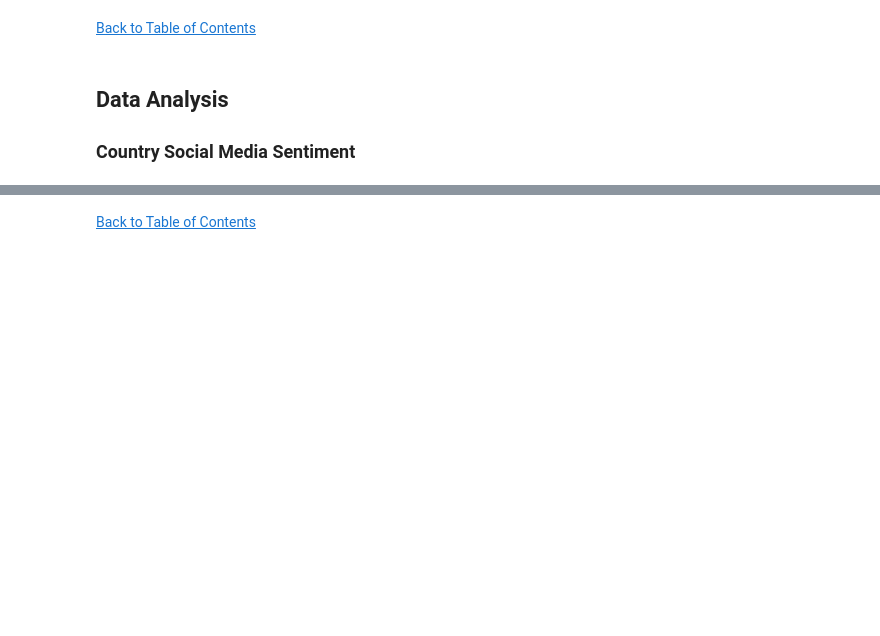
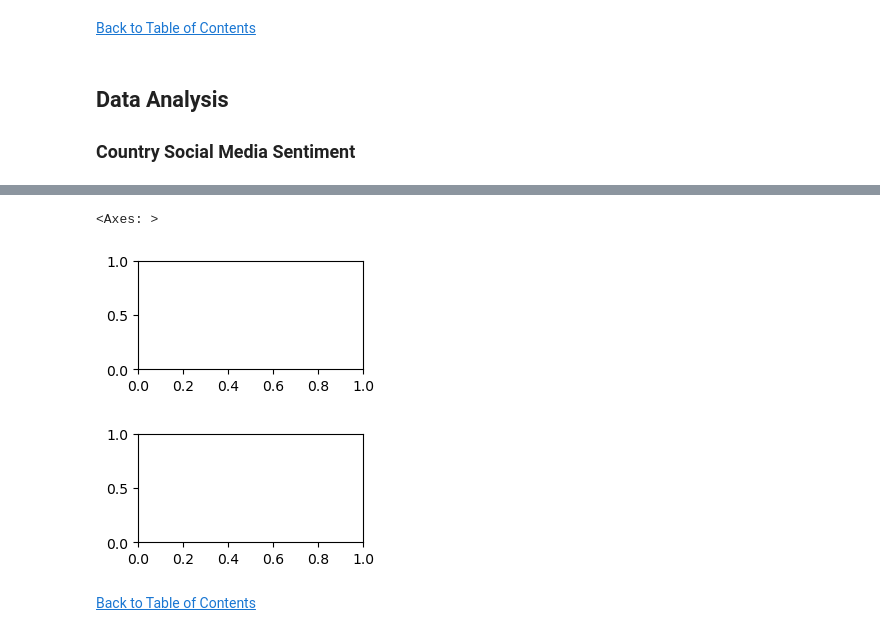
Before and after one commit to jasondo-da/Social_Media_Analysis, a Jupyter notebook: social_media_sentiments_analysis.ipynb, the cells around one changed output, grey strips where cells are left out. Saved outputs shown, nothing was run; the diff lists cells and outputs as text; code cells hidden in the pictures; blank space fills up the shorter version.

```diff
--- a/social_media_sentiments_analysis.ipynb
+++ b/social_media_sentiments_analysis.ipynb
@@ -659,3 +710,14 @@ sm[sm['sentiment'].count() >= 10].groupby(['country']).agg({'sentiment': 'value_
+# %%
+sm[sm['country'] == 'usa'].groupby(['country', 'sentiment']).agg({'user': 'count'}).sort_values(by='user', ascending=False).head(3).plot(kind='bar')
+plt.subplot(3, 2, 2)
+
+
+sm[sm['country'] == 'uk'].groupby(['country', 'sentiment']).agg({'user': 'count'}).sort_values(by='user', ascending=False).head(3).plot(kind='bar')
+plt.subplot(3, 2, 2)
+# %% [output]
+<Axes: >
+[figure, added]
+[figure, added]
 # %%
 sm['timestamp'].min()
 # %%
```
Also changed, not shown: parts of 10 cells of this notebook.
